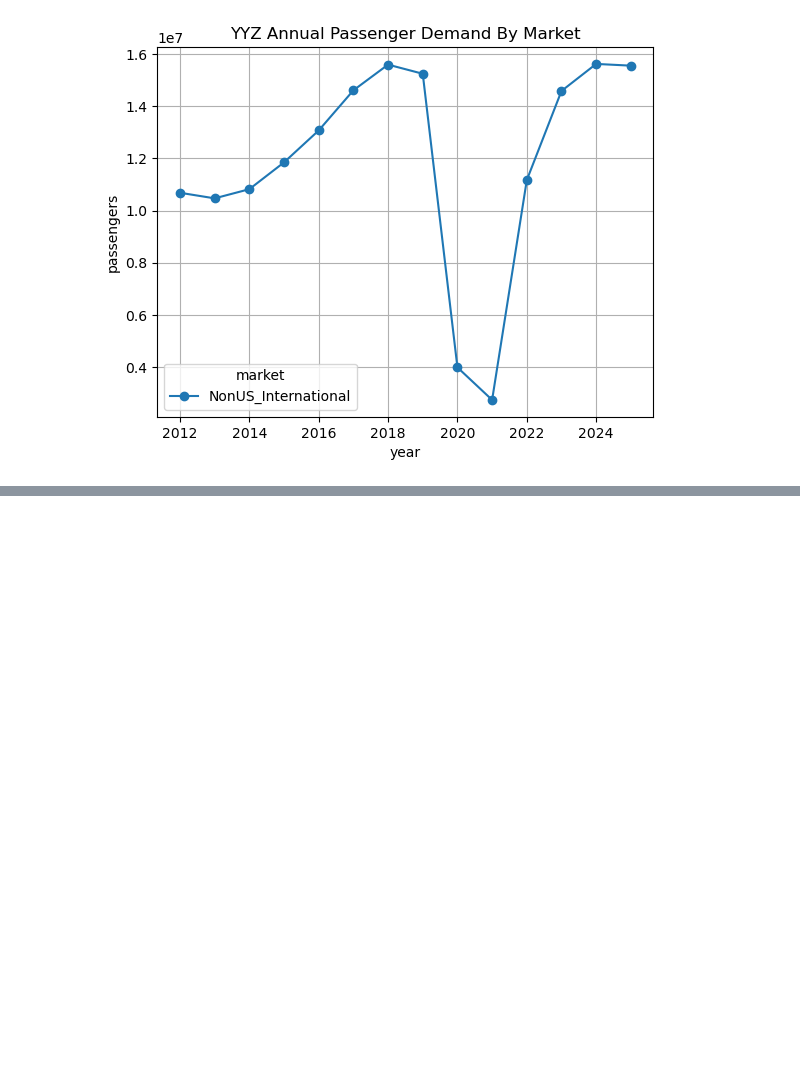
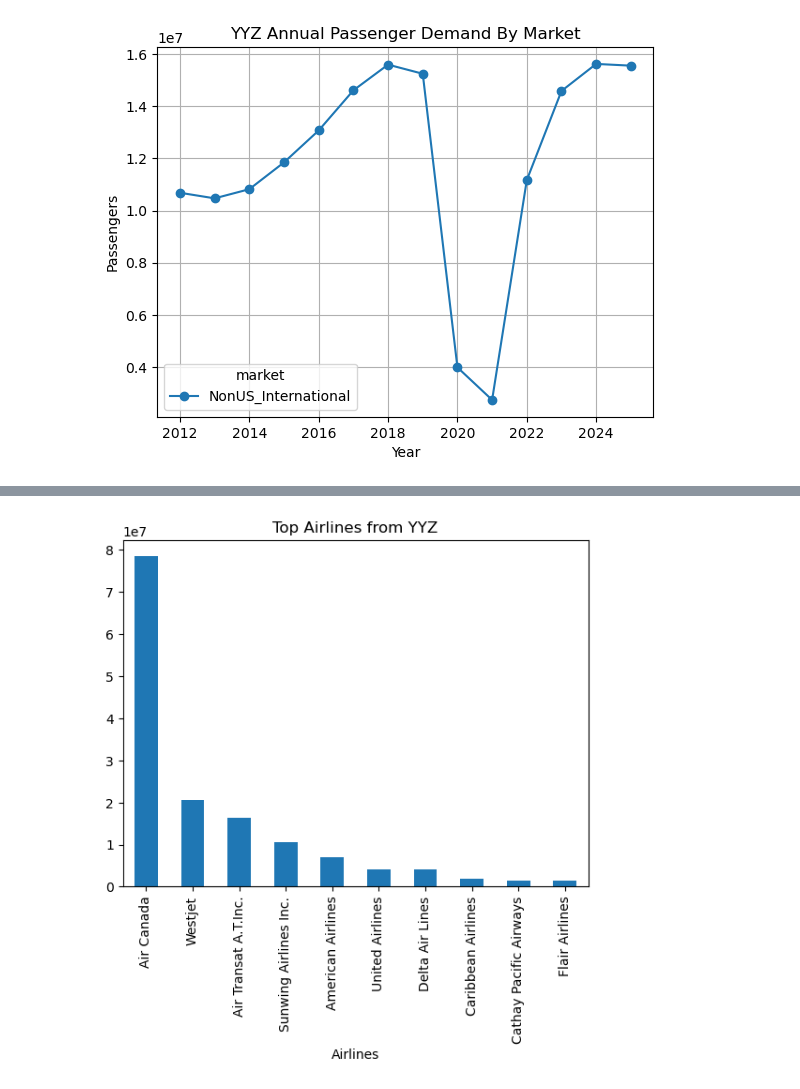
Before and after one commit to MohammedUsman-hub/AirportForecastYYZ, a Jupyter notebook: forecastingAssignment.ipynb, the cells around one changed output, grey strips where cells are left out. Saved outputs shown, nothing was run; the diff lists cells and outputs as text; code cells hidden in the pictures; blank space fills up the shorter version.

```diff
--- a/forecastingAssignment.ipynb
+++ b/forecastingAssignment.ipynb
@@ -121,0 +133,12 @@ plt.show()
+# %%
+# Airlines by market
+top_airlines = (
+    yyz_markets.groupby("airline")["passengers"].sum().sort_values(ascending=False).head(10)
+)
+top_airlines.plot(kind="bar")
+plt.title("Top Airlines from YYZ")
+plt.xlabel("Passengers")
+plt.xlabel("Airlines")
+plt.show()
+# %% [output]
+[figure, added]
```
Also changed, not shown: parts of 3 cells of this notebook.
